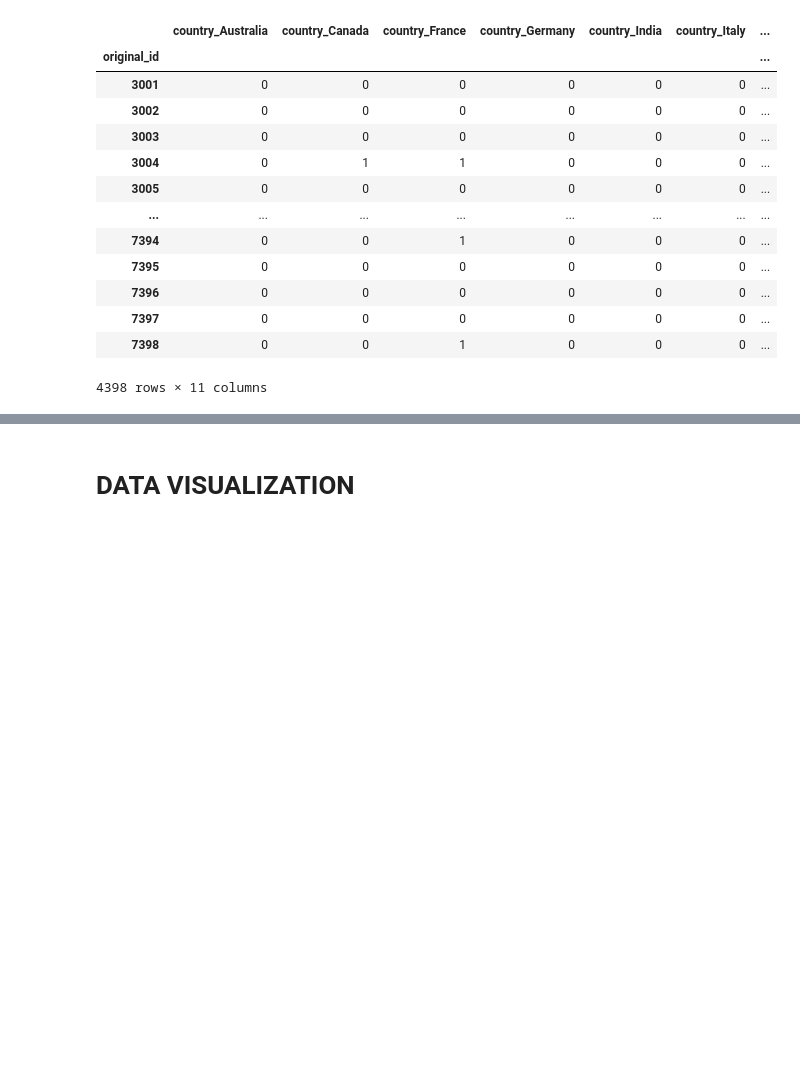
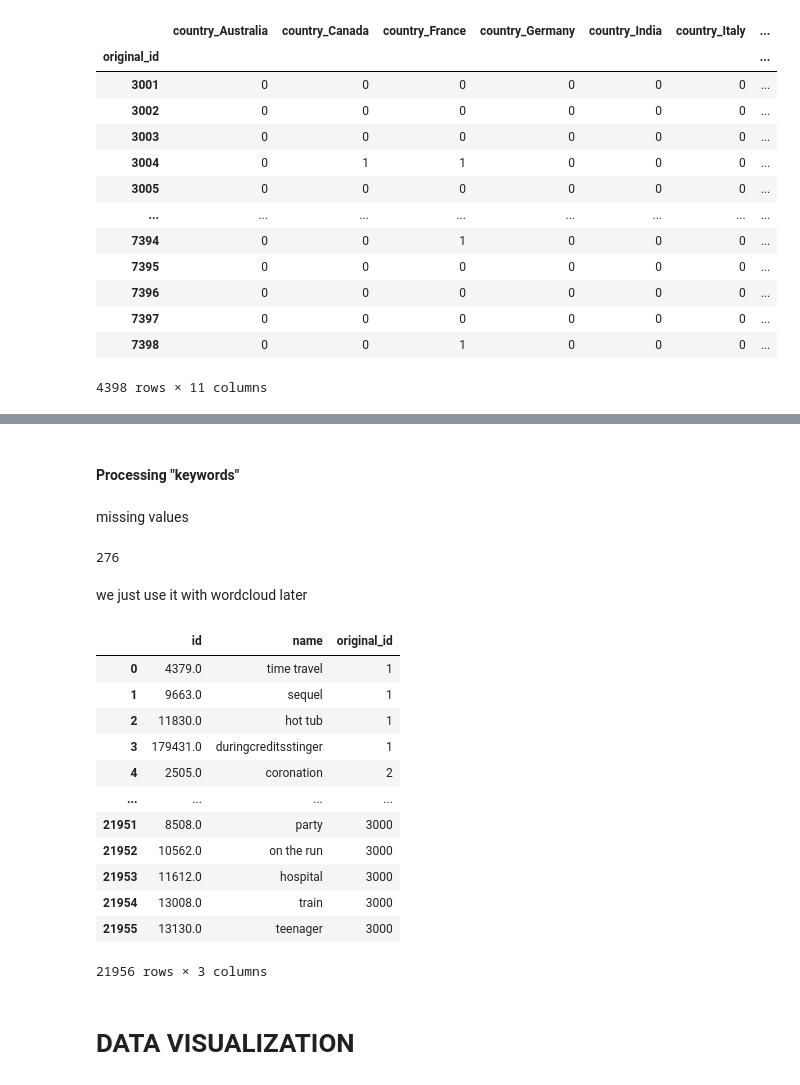
Before and after one commit to d0bando/Personal-Projects, a Jupyter notebook: Box_Office_Competition.ipynb, the cells around one changed output, grey strips where cells are left out. Cells and saved outputs as stored; diff of their text form; code cells hidden in the pictures; blank space fills up the shorter version.

```diff
--- a/Box_Office_Competition.ipynb
+++ b/Box_Office_Competition.ipynb
@@ -1232,3 +1391,30 @@ PCoun_process(test)
+# %% [markdown]
+#### Processing "keywords"
+# %% [markdown]
+missing values
+# %%
+train.Keywords.isna().sum()
+# %% [output]
+276
+# %% [markdown]
+we just use it with wordcloud later
+# %%
+keywords_dataframe = dic_to_dataframe(train.Keywords.fillna("[{'name':np.nan}]").map(eval))
+keywords_dataframe
+# %% [output]
+|  | id | name | original_id |
+| 0 | 4379.0 | time travel | 1 |
+| 1 | 9663.0 | sequel | 1 |
+| 2 | 11830.0 | hot tub | 1 |
+| 3 | 179431.0 | duringcreditsstinger | 1 |
+| 4 | 2505.0 | coronation | 2 |
+| ... | ... | ... | ... |
+| 21951 | 8508.0 | party | 3000 |
+| 21952 | 10562.0 | on the run | 3000 |
+| 21953 | 11612.0 | hospital | 3000 |
+| 21954 | 13008.0 | train | 3000 |
+| 21955 | 13130.0 | teenager | 3000 |
+21956 rows × 3 columns
 # %% [markdown]
 # **DATA VISUALIZATION**
 # %% [markdown]
```
Also changed, not shown: parts of 41 cells of this notebook.
